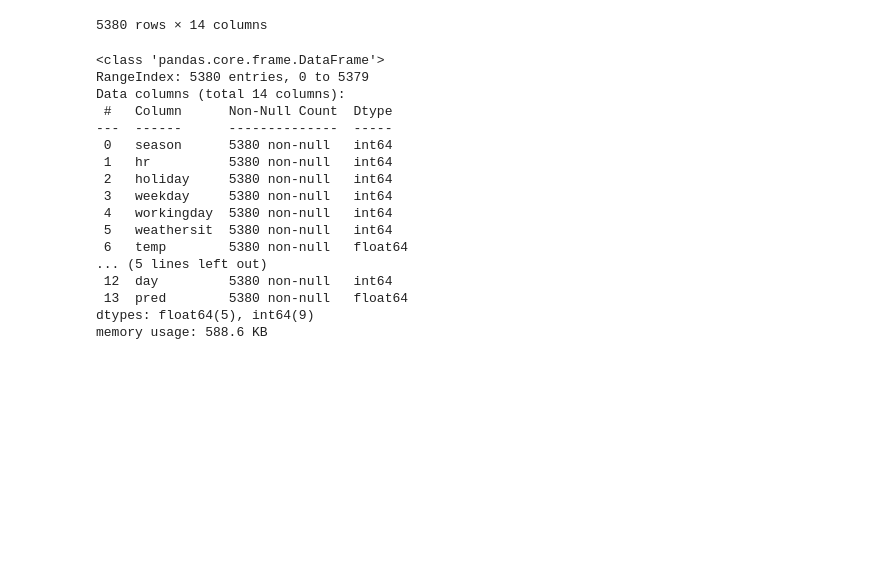
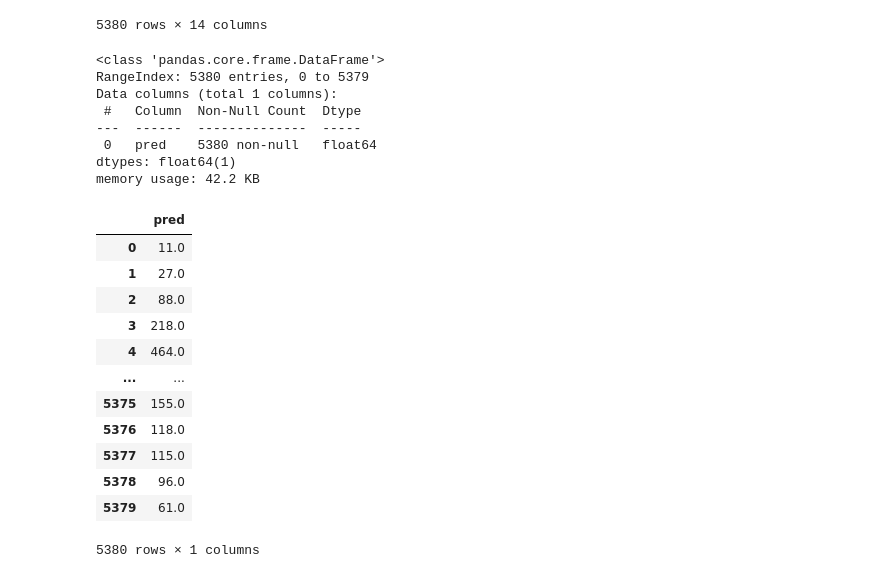
Before and after one commit to agusm95/Datathon, a Jupyter notebook: analisis.ipynb, the cells around one changed output. Cells and saved outputs as stored; diff of their text form; code cells hidden in the pictures; blank space fills up the shorter version.

```diff
--- a/analisis.ipynb
+++ b/analisis.ipynb
@@ -508,26 +508,33 @@ predic
 5380 rows × 14 columns
 # %%
 '''Lo guardo en un data frame y convierto en csv'''
-data = pd.DataFrame(predic)
+data = pd.DataFrame(predic['pred'])
 # %%
 data.info()
 # %% [output]
 <class 'pandas.core.frame.DataFrame'>
 RangeIndex: 5380 entries, 0 to 5379
-Data columns (total 14 columns):
- #   Column      Non-Null Count  Dtype
----  ------      --------------  -----
- 0   season      5380 non-null   int64
- 1   hr          5380 non-null   int64
- 2   holiday     5380 non-null   int64
- 3   weekday     5380 non-null   int64
- 4   workingday  5380 non-null   int64
- 5   weathersit  5380 non-null   int64
- 6   temp        5380 non-null   float64
-... (5 lines left out)
- 12  day         5380 non-null   int64
- 13  pred        5380 non-null   float64
-dtypes: float64(5), int64(9)
-memory usage: 588.6 KB
+Data columns (total 1 columns):
+ #   Column  Non-Null Count  Dtype
+---  ------  --------------  -----
+ 0   pred    5380 non-null   float64
+dtypes: float64(1)
+memory usage: 42.2 KB
+# %%
+data
+# %% [output]
+|  | pred |
+| 0 | 11.0 |
+| 1 | 27.0 |
+| 2 | 88.0 |
+| 3 | 218.0 |
+| 4 | 464.0 |
+| ... | ... |
+| 5375 | 155.0 |
+| 5376 | 118.0 |
+| 5377 | 115.0 |
+| 5378 | 96.0 |
+| 5379 | 61.0 |
+5380 rows × 1 columns
 # %%
 data.to_csv('./agusm95.csv',index=False)
```
Also changed, not shown: 1 other file.
